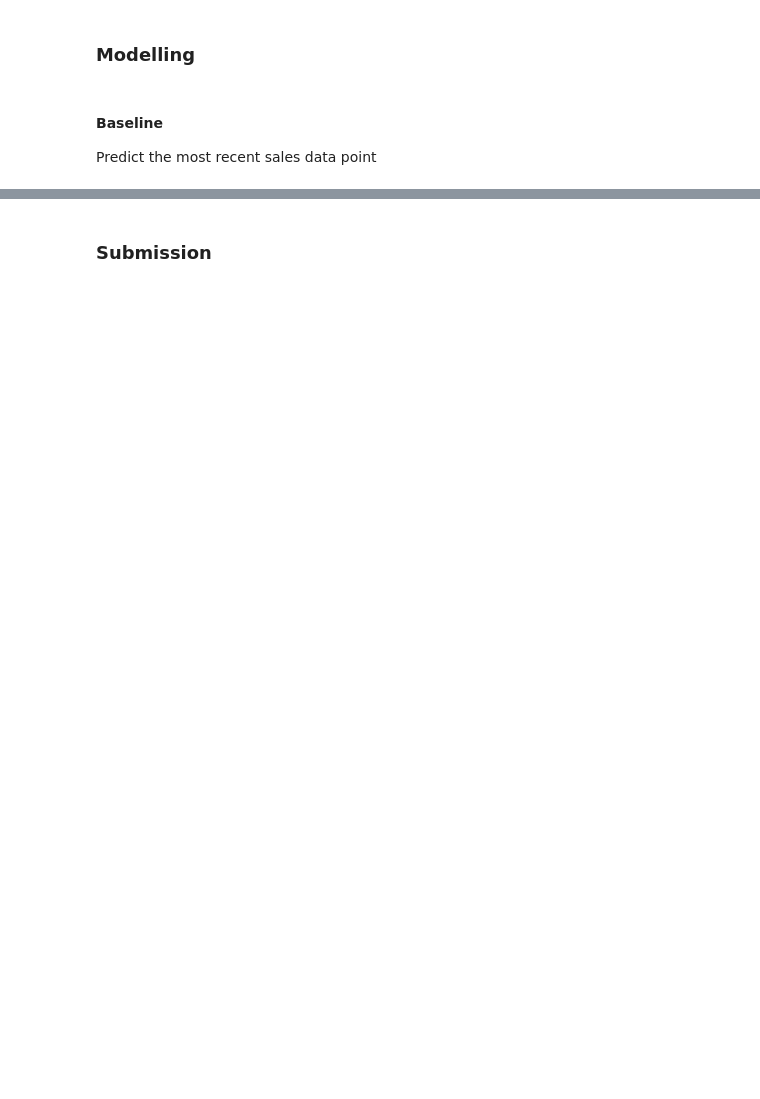
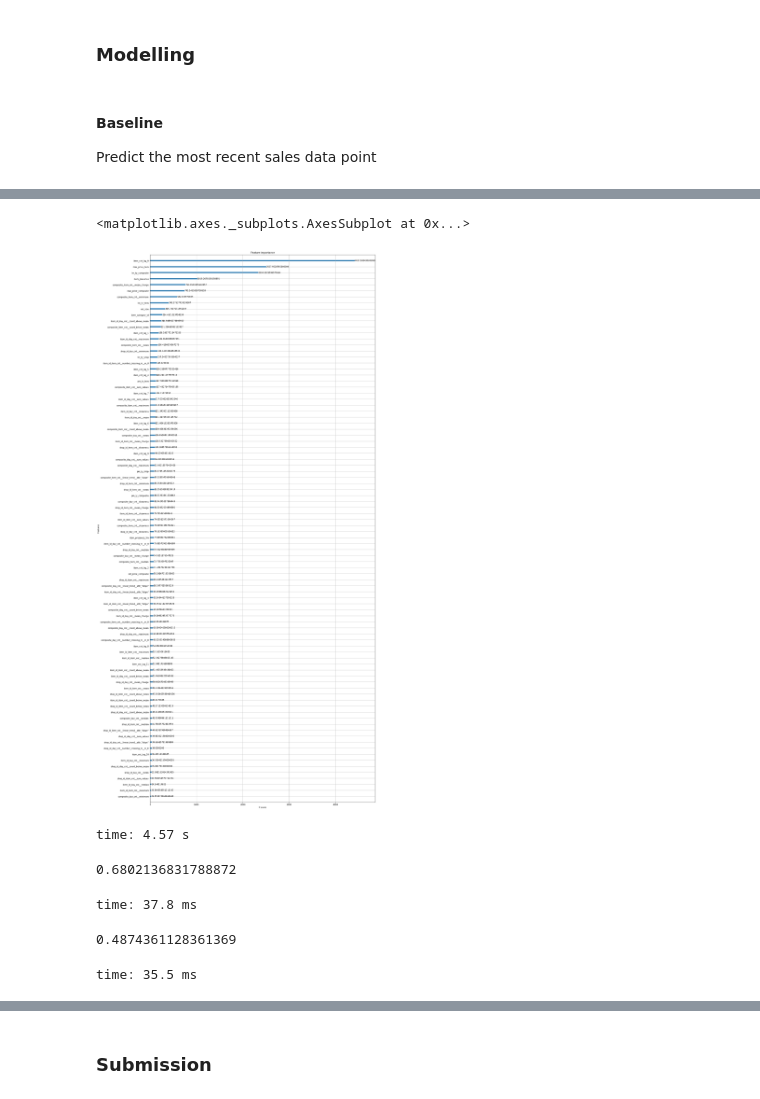
Before and after one commit to Archisman-Roy/Learning, a Jupyter notebook: kaggle/future_sales_prediction-v0.ipynb, the cells around one changed output, grey strips where cells are left out. Cells and saved outputs as stored; diff of their text form; code cells hidden in the pictures; blank space fills up the shorter version.

```diff
--- a/kaggle/future_sales_prediction-v0.ipynb
+++ b/kaggle/future_sales_prediction-v0.ipynb
@@ -422,0 +435,14 @@ time: 711 ms
+# %%
+#Model
+param = {'max_depth':8,
+         'eta':0.05, # learning rate
+         'gamma':2,
+         'min_child_weight':10,
+         'objective':'reg:squarederror',
+         'eval_metric': 'rmse' ,
+         'colsample_bytree': 0.6}
+
+watchlist  = [(xg_valid, 'valid')]
+num_round = 1000
+
+xgm = xgb.train(param, xg_train, num_round, evals = watchlist, early_stopping_rounds=10)
@@ -422,0 +467,18 @@ time: 711 ms
+# %%
+my_plot_importance(xgm,(20,50),importance_type='gain')
+# %% [output]
+<matplotlib.axes._subplots.AxesSubplot at 0x...>
+[figure, added]
+time: 4.57 s
+# %%
+#RMSE in validation data
+rmse(xgm.predict(xg_valid),y_valid.values.ravel())
+# %% [output]
+0.6802136831788872
+time: 37.8 ms
+# %%
+#RMSE in train data
+rmse(xgm.predict(xg_train),y_train.values.ravel())
+# %% [output]
+0.4874361128361369
+time: 35.5 ms
```
Also changed, not shown: parts of 85 cells of this notebook, 5 other files.
